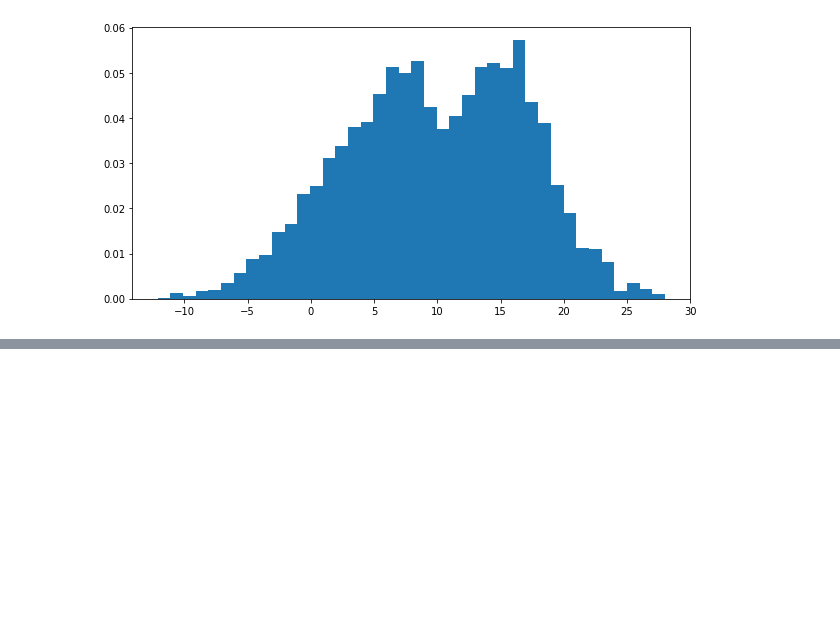
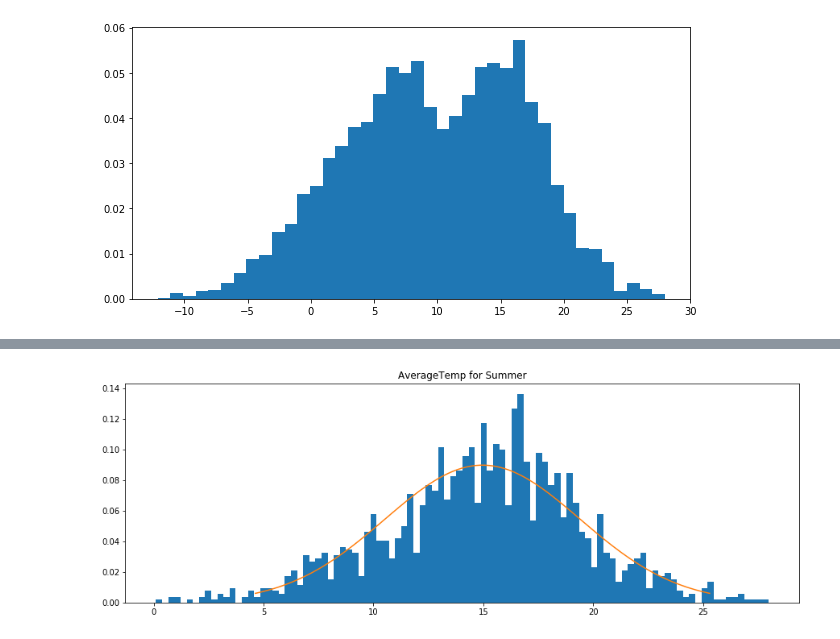
Before and after one commit to marianoju/neuefische, a Jupyter notebook: fuhlsbuettel.ipynb, the cells around one changed output, grey strips where cells are left out. Saved outputs shown, nothing was run; the diff lists cells and outputs as text; code cells hidden in the pictures; blank space fills up the shorter version.

```diff
--- a/fuhlsbuettel.ipynb
+++ b/fuhlsbuettel.ipynb
@@ -100,0 +115,3 @@ The next stept in this exploration would consist in overlaying the data for suns
+# %%
+df_summer = df[df['Date'].str.contains(".04.|.05.|.06.|.07.|.08.|.09.")]
+df_winter = df[df['Date'].str.contains(".01.|.02.|.03.|.10.|.11.|.12.")]
@@ -100,0 +142,21 @@ The next stept in this exploration would consist in overlaying the data for suns
+# %%
+# Copy the values in the column named 'AverageTemp' to an array with the appropiate length
+# see https://docs.scipy.org/doc/numpy/reference/generated/numpy.reshape.html
+AverageTemp_summer = df_summer[['AverageTemp']].values.reshape(len(df_summer))
+AverageTemp_winter = df_winter[['AverageTemp']].values.reshape(len(df_winter))
+# %%
+loc_summer = 14.964026
+scale_summer = 4.444726
+lower = scipy.stats.norm.ppf(0.01,loc_summer,scale_summer)
+upper = scipy.stats.norm.ppf(0.99,loc_summer,scale_summer)
+x_summer = scipy.linspace(lower,upper,100)
+
+y_summer = scipy.stats.norm.pdf(x_summer,loc_summer,scale_summer)
+# %%
+plt.figure(figsize=(15, 5))
+plt.title('AverageTemp for Summer')
+plt.hist(AverageTemp_summer, 100, density=True)
+plt.plot(x_summer,y_summer)
+plt.show()
+# %% [output]
+[figure, added]
```
Also changed, not shown: parts of 21 cells of this notebook, 3 other files.
